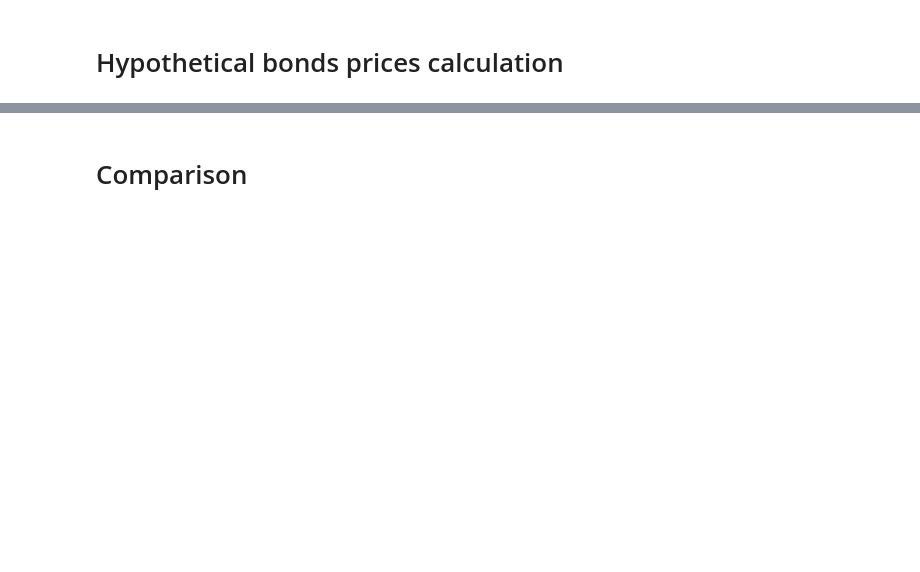
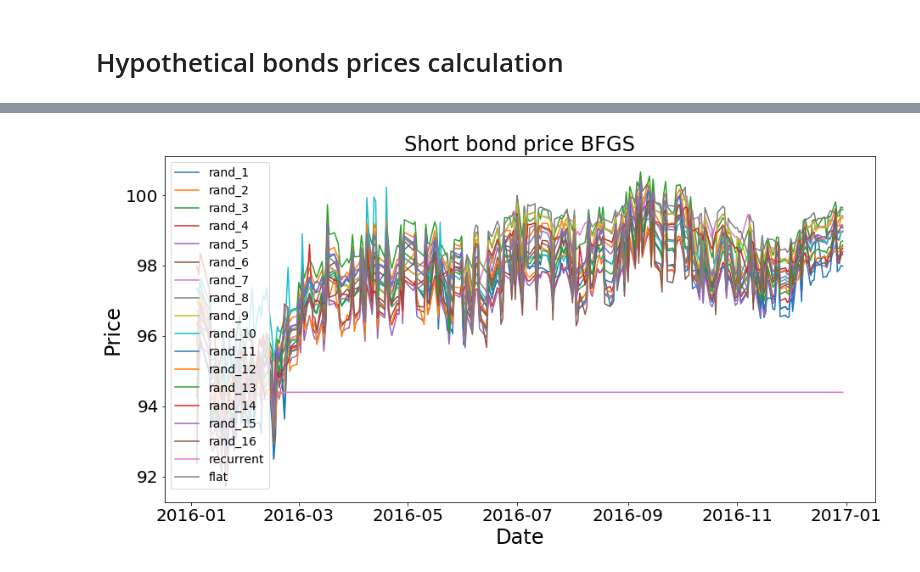
Before and after one commit to andrey-lukyanov/Comparing-numerical-methods-for-term-structure-fitting, a Jupyter notebook: Visualisation.ipynb, the cells around one changed output, grey strips where cells are left out. Cells and saved outputs as stored; diff of their text form; code cells hidden in the pictures; blank space fills up the shorter version.

```diff
--- a/Visualisation.ipynb
+++ b/Visualisation.ipynb
@@ -97,6 +140,10 @@ results_names = ['bfgs_rand_1', 'bfgs_rand_2', 'bfgs_rand_3', 'bfgs_rand_4',
                  'bfgs_rand_5', 'bfgs_rand_6', 'bfgs_rand_7', 'bfgs_rand_8',
                  'bfgs_rand_9', 'bfgs_rand_10', 'bfgs_rand_11', 'bfgs_rand_12',
                  'bfgs_rand_13', 'bfgs_rand_14', 'bfgs_rand_15', 'bfgs_rand_16',
+                 'gauss_newton_rand1', 'gauss_newton_rand2', 'gauss_newton_rand3', 'gauss_newton_rand4',
+                 'gauss_newton_rand5', 'gauss_newton_rand6', 'gauss_newton_rand7', 'gauss_newton_rand8',
+                 'gauss_newton_rand9', 'gauss_newton_rand10', 'gauss_newton_rand11', 'gauss_newton_rand12',
+                 'gauss_newton_rand13', 'gauss_newton_rand14', 'gauss_newton_rand15', 'gauss_newton_rand16',
                  'nelder_mead_rand_1', 'nelder_mead_rand_2', 'nelder_mead_rand_3', 'nelder_mead_rand_4',
                  'nelder_mead_rand_5', 'nelder_mead_rand_6', 'nelder_mead_rand_7', 'nelder_mead_rand_8',
                  'nelder_mead_rand_9', 'nelder_mead_rand_10', 'nelder_mead_rand_11', 'nelder_mead_rand_12',
@@ -105,6 +152,6 @@ results_names = ['bfgs_rand_1', 'bfgs_rand_2', 'bfgs_rand_3', 'bfgs_rand_4',
                  'powell_rand_5', 'powell_rand_6', 'powell_rand_7', 'powell_rand_8',
                  'powell_rand_9', 'powell_rand_10', 'powell_rand_11', 'powell_rand_12',
                  'powell_rand_13', 'powell_rand_14', 'powell_rand_15', 'powell_rand_16',
-                 'bfgs_recurrent', 'nelder_mead_recurrent', 'powell_recurrent',
-                 'bfgs_flat_rate', 'nelder_mead_flat_rate', 'powell_flat_rate',
+                 'bfgs_recurrent', 'gauss_newton_recurrent', 'nelder_mead_recurrent', 'powell_recurrent',
+                 'bfgs_flat_rate', 'gauss_newton_flat_rate', 'nelder_mead_flat_rate', 'powell_flat_rate',
                  'pso_df']
@@ -150,2 +309,33 @@ Wall time: 12.9 s
-# %% [markdown]
-# Comparison
+# %%
+hypothetical_bonds_prices = []
+
+for result_name in results_names:
+    hypothetical_bonds_prices.append(pd.read_csv('/Users/andrey_lukyanov/Google_Drive/Studies/Year_4/Курсач/Coding/Comparing-numerical-methods-for-term-structure-fitting/1.3/' + result_name + '.csv', index_col='TRADEDATE', parse_dates=True))
+# %%
+plt.figure(figsize = (15,7.5))
+plt.title('Short bond price BFGS', fontsize = 24)
+plt.plot(hypothetical_bonds_prices[0]['short'], label = 'rand_1')
+plt.plot(hypothetical_bonds_prices[1]['short'], label = 'rand_2')
+plt.plot(hypothetical_bonds_prices[2]['short'], label = 'rand_3')
+plt.plot(hypothetical_bonds_prices[3]['short'], label = 'rand_4')
+plt.plot(hypothetical_bonds_prices[4]['short'], label = 'rand_5')
+plt.plot(hypothetical_bonds_prices[5]['short'], label = 'rand_6')
+plt.plot(hypothetical_bonds_prices[6]['short'], label = 'rand_7')
+plt.plot(hypothetical_bonds_prices[7]['short'], label = 'rand_8')
+plt.plot(hypothetical_bonds_prices[8]['short'], label = 'rand_9')
+plt.plot(hypothetical_bonds_prices[9]['short'], label = 'rand_10')
+plt.plot(hypothetical_bonds_prices[10]['short'], label = 'rand_11')
+plt.plot(hypothetical_bonds_prices[11]['short'], label = 'rand_12')
+plt.plot(hypothetical_bonds_prices[12]['short'], label = 'rand_13')
+plt.plot(hypothetical_bonds_prices[13]['short'], label = 'rand_14')
+plt.plot(hypothetical_bonds_prices[14]['short'], label = 'rand_15')
+plt.plot(hypothetical_bonds_prices[15]['short'], label = 'rand_16')
+plt.plot(hypothetical_bonds_prices[-9]['short'], label = 'recurrent')
+plt.plot(hypothetical_bonds_prices[-5]['short'], label = 'flat')
+plt.xlabel('Date', fontsize = 24)
+plt.ylabel('Price', fontsize = 24)
+plt.xticks(fontsize = 20)
+plt.yticks(fontsize = 20)
+plt.legend(fontsize = 14);
+# %% [output]
+[figure, added]
```
Also changed, not shown: parts of 29 cells of this notebook, 2 other files.
